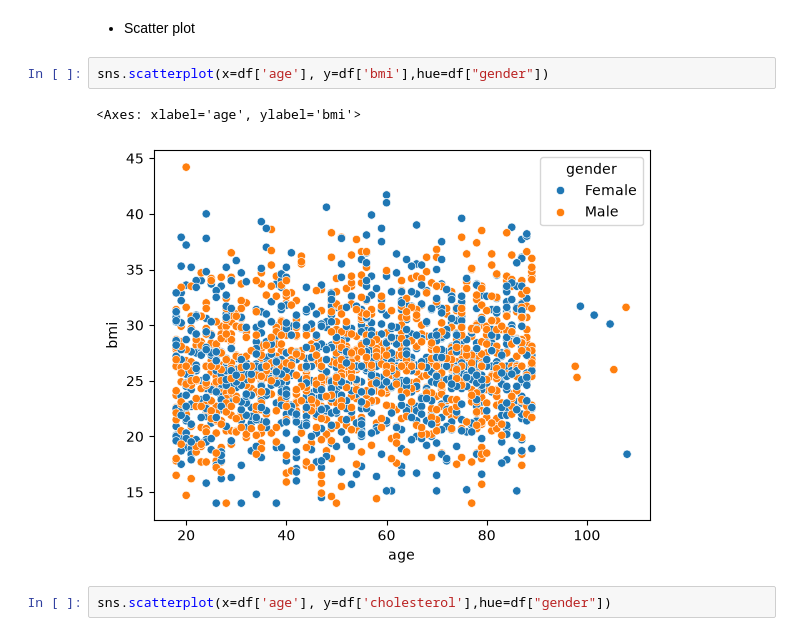
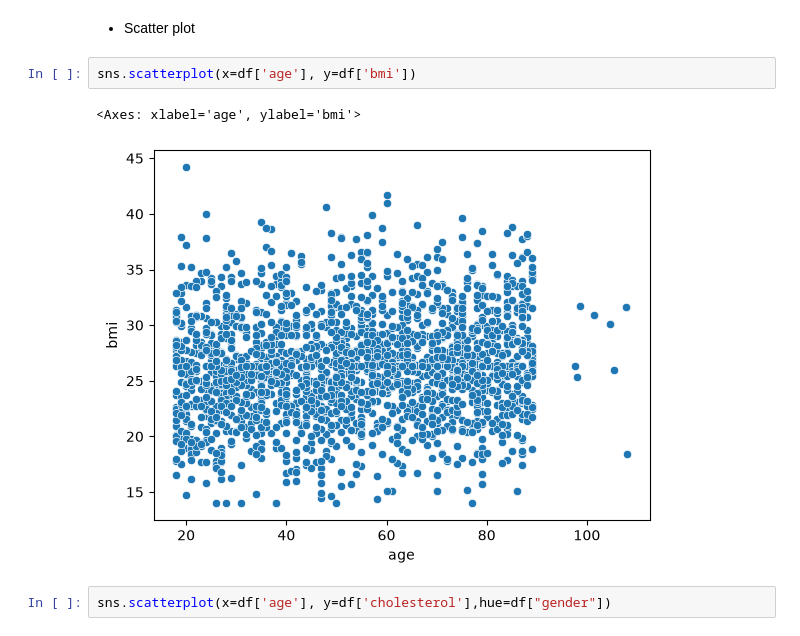
Before and after one commit to laxmanclinilaunch-hub/python-10-11am-, a Jupyter notebook: 2.EDA/EDA_project.ipynb, the cells around one changed output. Drawn from its saved outputs; the diff is of its cells as text.

```diff
--- a/2.EDA/EDA_project.ipynb
+++ b/2.EDA/EDA_project.ipynb
@@ -880,10 +838,10 @@ df.head(1)
 # %% [markdown]
 - Scatter plot
 # %%
-sns.scatterplot(x=df['age'], y=df['bmi'],hue=df["gender"])
+sns.scatterplot(x=df['age'], y=df['bmi'])
 # %% [output]
 <Axes: xlabel='age', ylabel='bmi'>
-[figure, old version]
+[figure, new version]
 # %%
 sns.scatterplot(x=df['age'], y=df['cholesterol'],hue=df["gender"])
 # %% [output]
```
Also changed, not shown: parts of 25 cells of this notebook, 1 other file.
